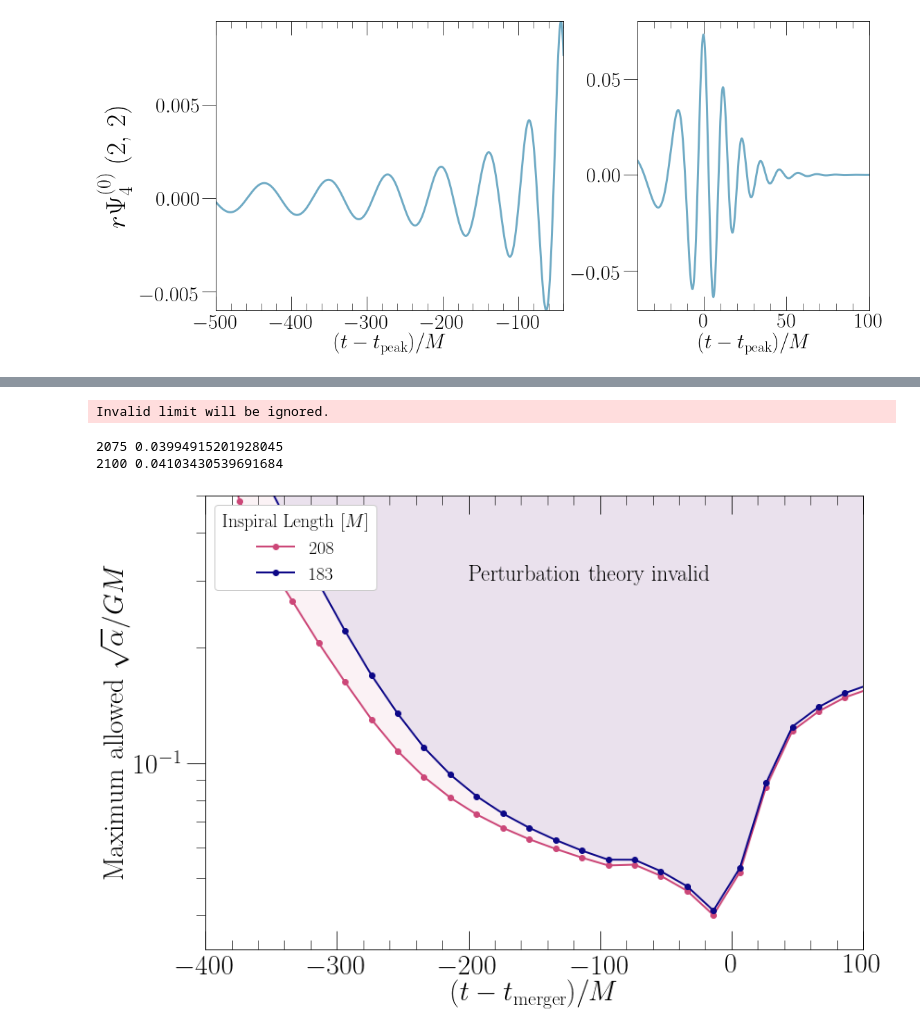
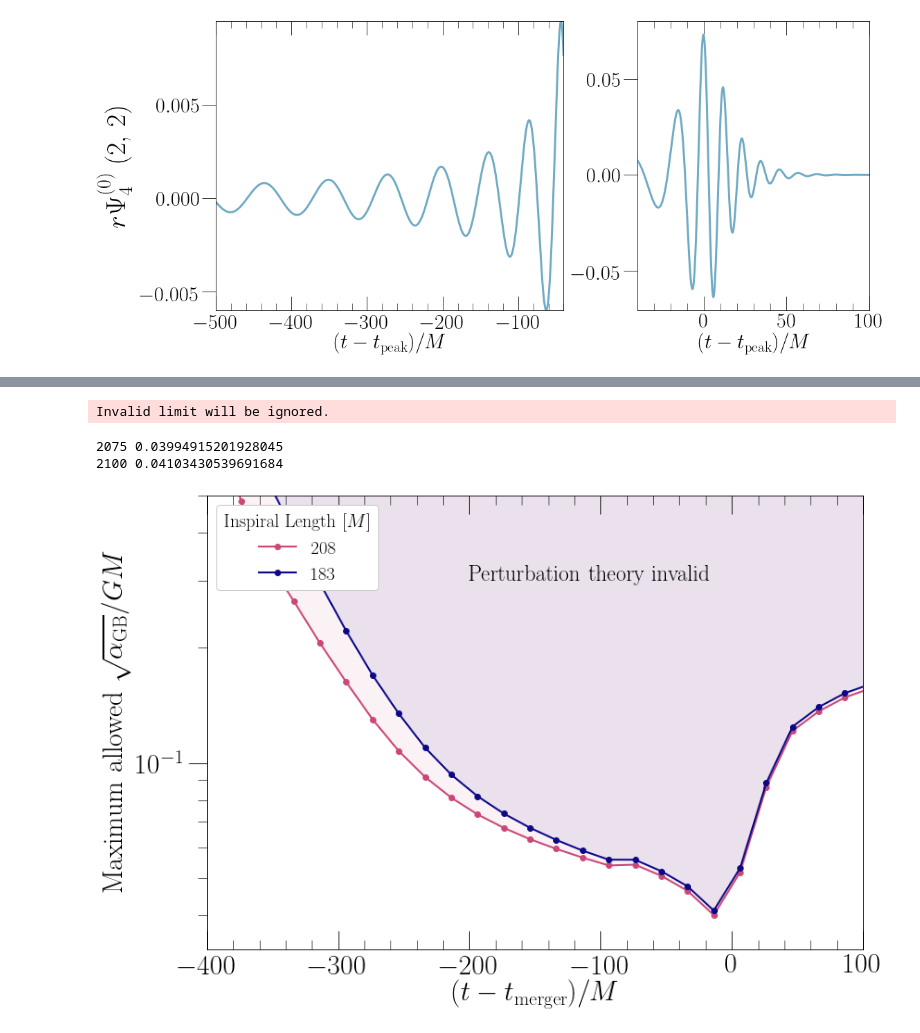
Before and after one commit to mariaokounkova/EDGB, a Jupyter notebook: GW150914/EDGB_GW.ipynb, the cells around one changed output, grey strips where cells are left out. Drawn from its saved outputs; the diff is of its cells as text; code cells hidden in the pictures.

```diff
--- a/GW150914/EDGB_GW.ipynb
+++ b/GW150914/EDGB_GW.ipynb
@@ -972,32 +973,32 @@ def PlotValidity(figname):
         t_peak = GetPeakTimeMode(time, data)
         length = t_merger - float(start) - ramp
 
         time, eps = ComputeEpsilon(ev_dir(start))
         # Cut the time so only considering dCS effects
         time, eps = CutTimes(time, eps, -400, 200)
         print (start, min(eps))
         ax.plot(time, eps, '-o', color = color, label='%.d' % length, lw=2.0)
 
         ax.fill_between(time, eps, 2.0, color=color,alpha=0.07)
 
 
     legend = ax.legend(fontsize=20, loc='upper left', frameon=True, framealpha = 1.0, ncol=1, \
               title='Inspiral Length $[M]$')
     plt.setp(legend.get_title(),fontsize=20)
     ax.set_yscale('log')
     ax.text(-200, 0.3, 'Perturbation theory invalid', fontsize=24, color='black')
     ax.set_xlabel('$(t - t_\mathrm{merger})/M$', fontsize=30)
-    ax.set_ylabel(r'Maximum  allowed $\sqrt{\alpha}/GM$', fontsize=30)
+    ax.set_ylabel(r'Maximum  allowed $\sqrt{\alpha_\mathrm{GB}}/GM$', fontsize=30)
     ax.set_xlim(-400, 100)
     ax.set_ylim(0.0, 0.5)
     plt.tight_layout()
     plt.savefig(figname + '.pdf')
     plt.show()
 
 
 PlotValidity('Validity.pdf')
 # %% [output]
 Invalid limit will be ignored.
 2075 0.03994915201928045
 2100 0.04103430539691684
-[figure, old version]
+[figure, new version]
```
Also changed, not shown: parts of 5 cells of this notebook.
